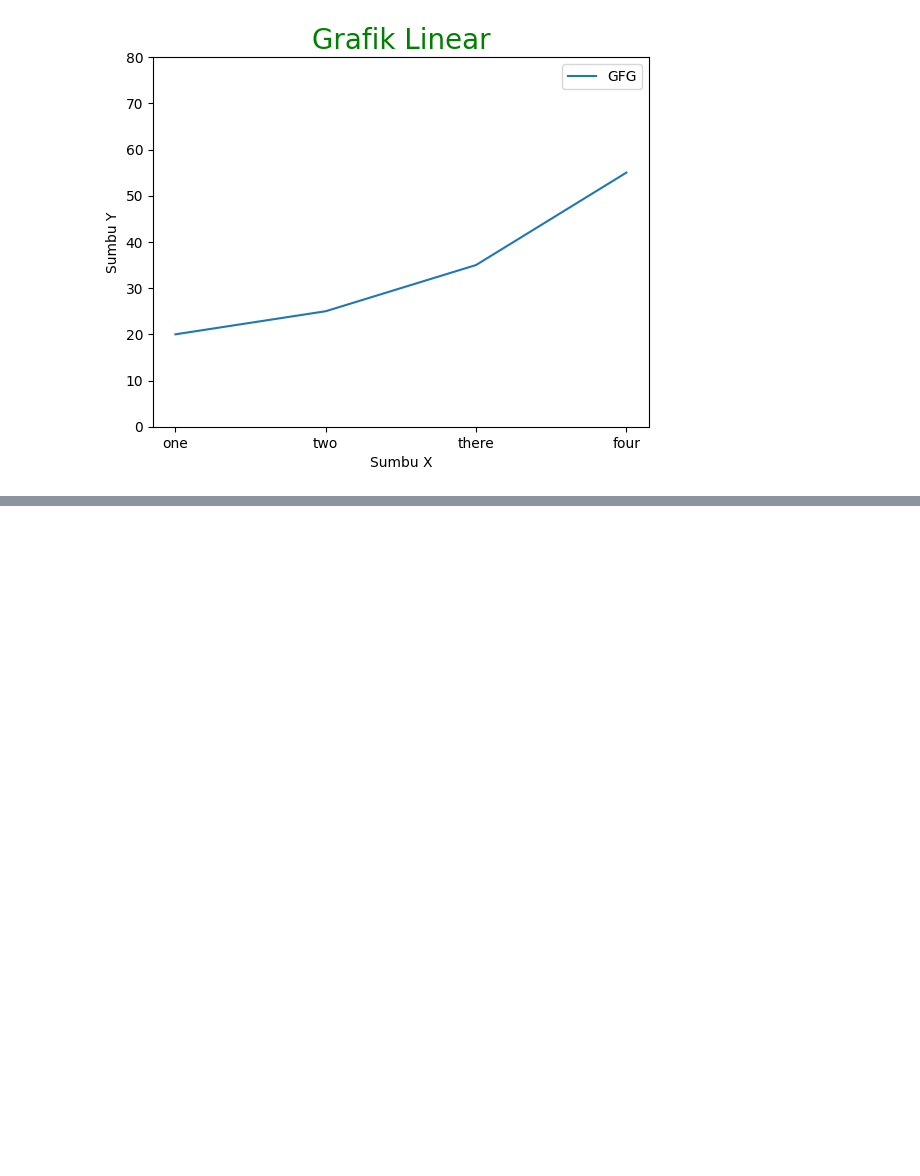
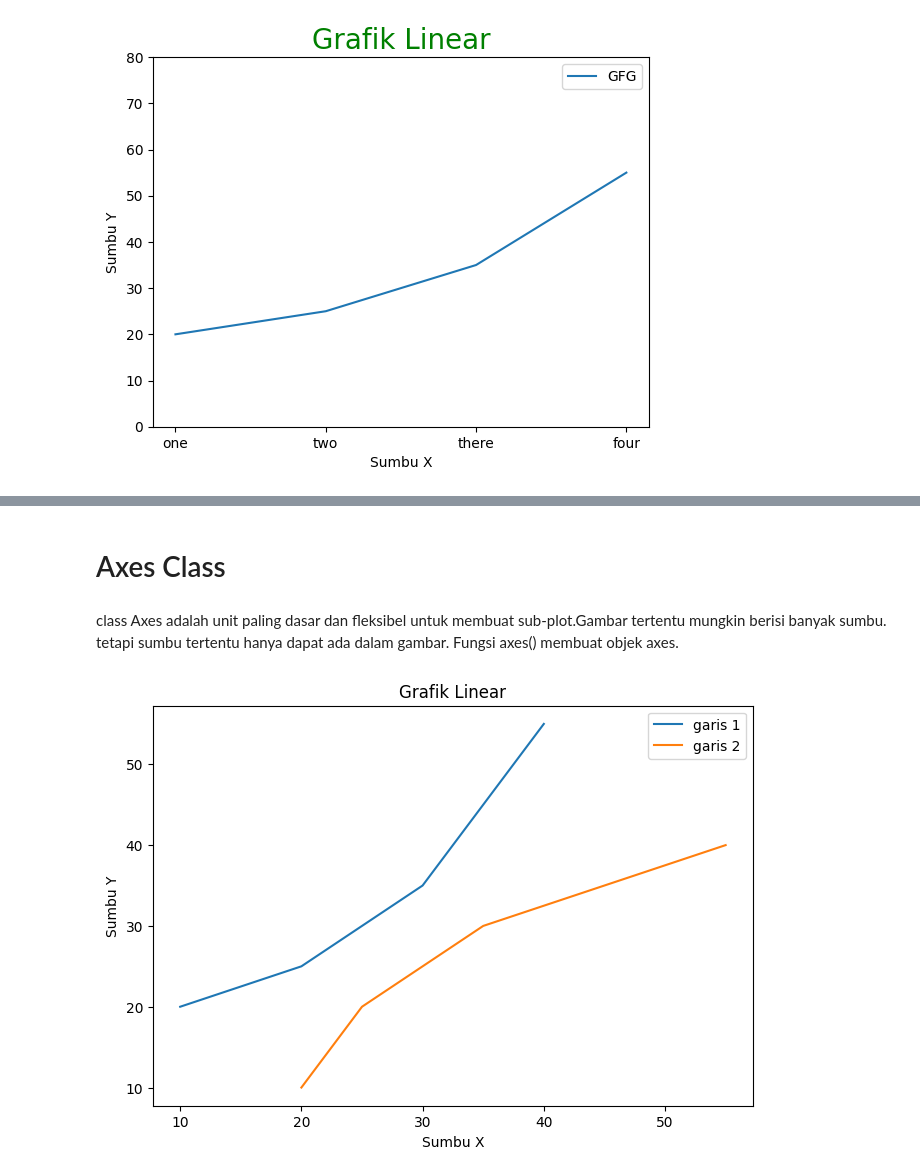
Before and after one commit to Aldistwn29/DataVisualisasi, a Jupyter notebook: into_DataVisualization.ipynb, the cells around one changed output, grey strips where cells are left out. Drawn from its saved outputs; the diff is of its cells as text; code cells hidden in the pictures; blank space fills up the shorter version.

```diff
--- a/into_DataVisualization.ipynb
+++ b/into_DataVisualization.ipynb
@@ -169,0 +217,39 @@ plt.show()
+# %% [markdown]
+# Axes Class
+# %% [markdown]
+class Axes adalah unit paling dasar dan fleksibel untuk membuat sub-plot.Gambar tertentu mungkin berisi banyak sumbu. tetapi sumbu tertentu hanya dapat ada dalam gambar. Fungsi axes() membuat objek axes.
+# %%
+  # Python progras to show pyplot module
+import matplotlib.pyplot as plt
+from matplotlib.figure import Figure
+
+# initializing the data
+x = [10, 20, 30, 40]
+y = [20, 25, 35, 55]
+
+# Creating a new figure with width = 6 inches
+# and height = 4 inches
+fig = plt.figure(figsize=(6, 4))
+
+# Creating a new axes for the figure
+ax = fig.add_axes((1, 1, 1, 1))
+
+# Plotting 1st dataset to the figure
+ax1 = ax.plot(x, y)
+
+# Plotting 1st dataset to the figure
+ax2 = ax.plot(y, x)
+
+# Setting Tittle
+ax.set_title("Grafik Linear")
+
+# Setting Title
+ax.set_xlabel("Sumbu X")
+ax.set_ylabel("Sumbu Y")
+
+# Addin lagends
+ax.legend(labels= ("garis 1", "garis 2"))
+
+plt.show()
+# %% [output]
+[figure, added]
```
Also changed, not shown: parts of 11 cells of this notebook.
